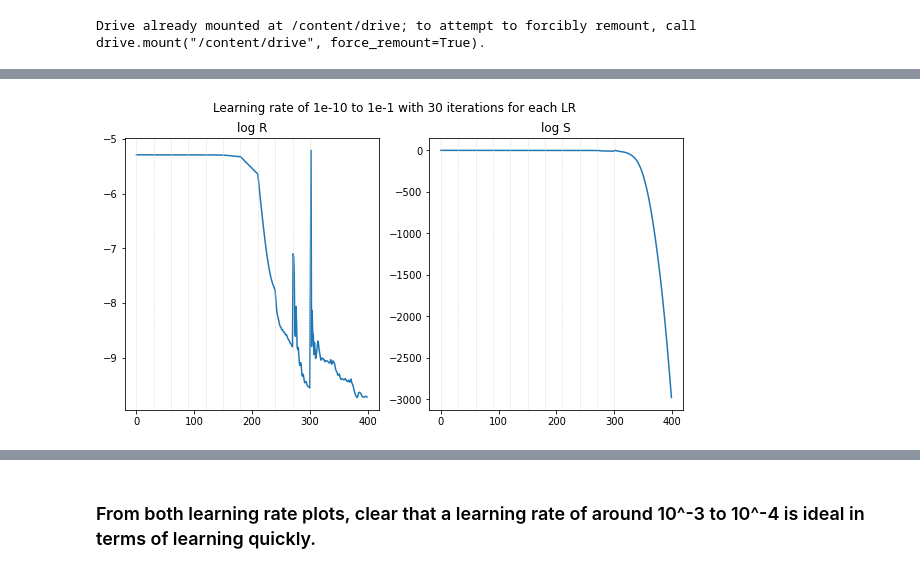
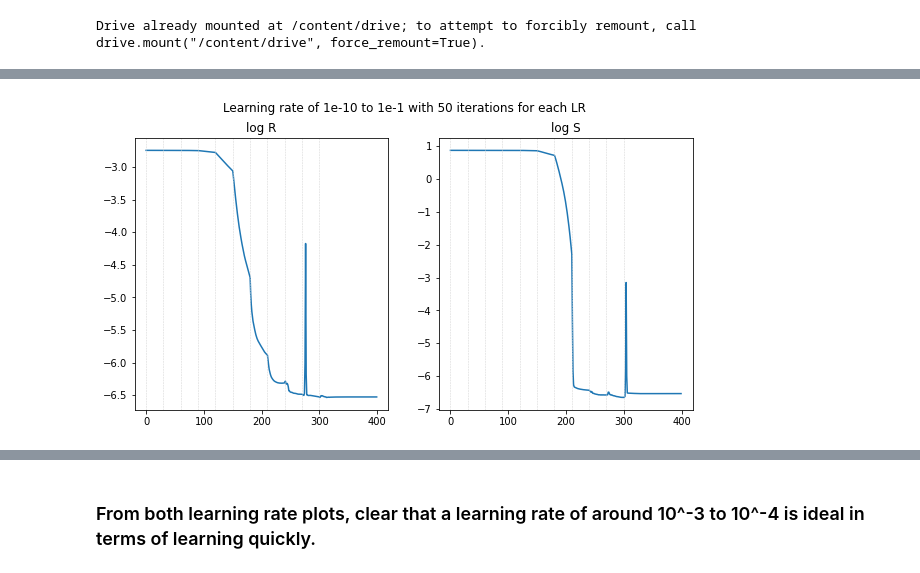
Before and after one commit to yijerjer/quantifying_tension, a Jupyter notebook: 03.1_nn_learning_rate.ipynb, the cells around one changed output, grey strips where cells are left out. Drawn from its saved outputs; the diff is of its cells as text; code cells hidden in the pictures.

```diff
--- a/03.1_nn_learning_rate.ipynb
+++ b/03.1_nn_learning_rate.ipynb
@@ -53,3 +53,13 @@ kde_contour_plot_2d(axs, X1[:, 0], X1[:, 1])
 # %%
 lrs = torch.pow(10, torch.arange(-10, 1).float())
+# %%
+tension_R = TensionNet1(2)
+criterion = BayesFactor(hist_type="gaussian", hist_param=1, n_dist_bins=100,
+                        n_prior_bins=50)
+optimizer = optim.SGD(tension_R.parameters(), lr=0.0005)
+train_util_R = TrainUtil(tension_R, optimizer, criterion, device, animation=False)
+
+for lr in lrs:
+    train_util_R.optimizer = optim.SGD(train_util_R.net.parameters(), lr=lr)
+    losses_R = train_util_R.train(X0, X1, X_prior, n_iter=(30 if lr.item() != 1 else 100))
 # %%
@@ -188,32 +130,24 @@ for lr in lrs:
 # %%
-tension_S = TensionNet1(2).to(device)
+tension_S_c = TensionNet1(2)
 criterion = SuspiciousnessKLDiv(hist_type="gaussian", hist_param=1,
-                                n_dist_bins=100, n_prior_bins=50).to(device)
+                                n_dist_bins=100, n_prior_bins=50)
 
-losses_S = []
+optimizer = optim.SGD(tension_S_c.parameters(), lr=0.0005)
+train_util_S_c = TrainUtil(tension_S_c, optimizer, criterion, device, animation=False)
 
 for lr in lrs:
-    optimizer = optim.Adam(tension_S.parameters(), lr=lr)
-    for i in range(30 if lr.item() != 1 else 100):
-        optimizer.zero_grad()
-        X0_1d = tension_S(X0_c_tensor)
-        X1_1d = tension_S(X1_c_tensor)
-        X_prior_1d = tension_S(X_prior_c_tensor)
-
-        loss = criterion(X0_1d, X1_1d, X_prior_1d)
-        losses_S.append(loss.item())
-        loss.backward()
-        optimizer.step()
+    train_util_S_c.optimizer = optim.SGD(train_util_S_c.net.parameters(), lr=lr)
+    losses_S_c = train_util_S_c.train(X0, X1, X_prior, n_iter=(30 if lr.item() != 1 else 100))
 # %%
 fig, axs = plt.subplots(1, 2, figsize=(10, 5))
-fig.suptitle("Learning rate of 1e-10 to 1e-1 with 30 iterations for each LR")
-axs[0].plot(np.arange(400), losses_R)
+fig.suptitle("Learning rate of 1e-10 to 1e-1 with 50 iterations for each LR")
+train_util_R_c.plot_loss(axs[0])
+train_util_S_c.plot_loss(axs[1])
 axs[0].set_title("log R")
-axs[1].plot(np.arange(400), losses_S)
 axs[1].set_title("log S")
 
 for i in range(11):
     axs[0].axvline(30 * i, color='lightgrey', linestyle='--', lw=0.5)
     axs[1].axvline(30 * i, color='lightgrey', linestyle='--', lw=0.5)
 # %% [output]
-[figure, old version]
+[figure, new version]
```
Also changed, not shown: parts of 13 cells of this notebook, 9 other files.
